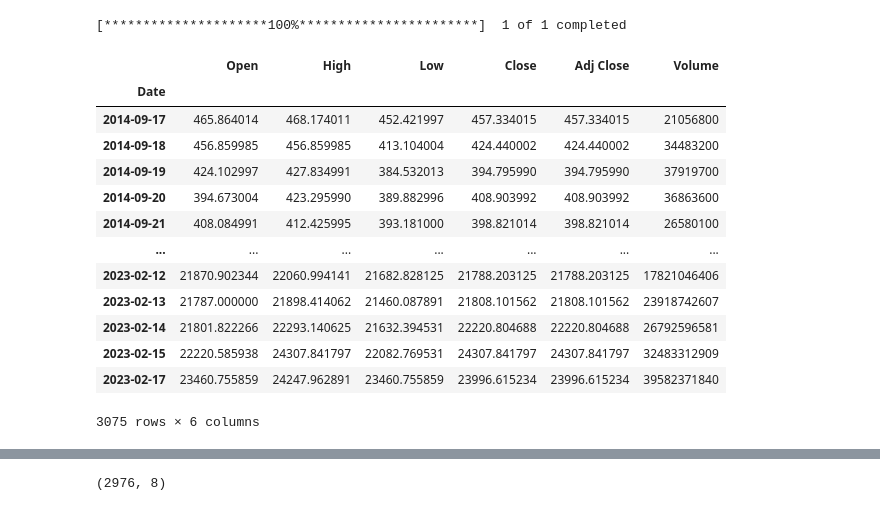
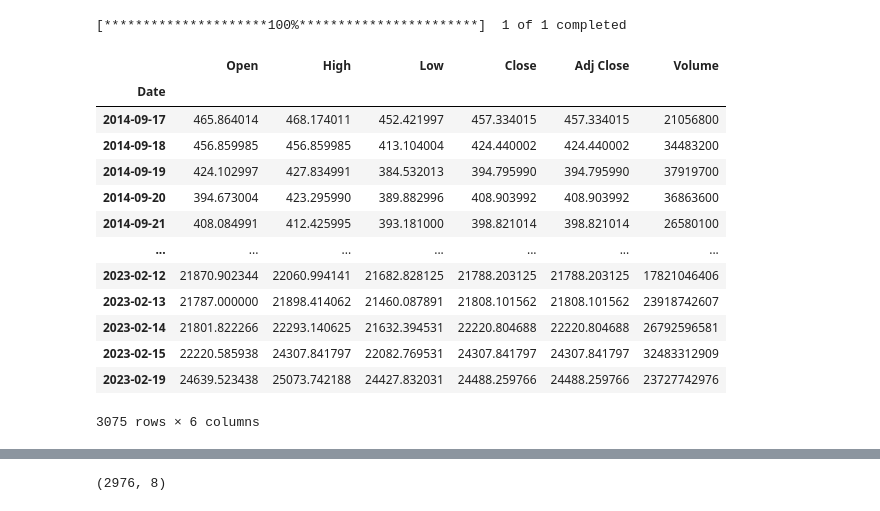
Before and after one commit to amjed87/doc, a Jupyter notebook: chat-GPT/LSTM_15-2-2023.ipynb, the cells around one changed output, grey strips where cells are left out. Cells and saved outputs as stored; diff of their text form; code cells hidden in the pictures.

```diff
--- a/chat-GPT/LSTM_15-2-2023.ipynb
+++ b/chat-GPT/LSTM_15-2-2023.ipynb
@@ -21,24 +21,24 @@ from plotly.subplots import make_subplots
 # %%
 
 # Step 1: Data cleaning
-data = yf.download(tickers='BTC-usd', period='max', interval='1d')
+data = yf.download(tickers='BTC-USD', period='max', interval='1d')
 data.dropna(inplace=True)
 data
 # %% [output]
 [*********************100%***********************]  1 of 1 completed
 |  | Open | High | Low | Close | Adj Close | Volume |
 | Date |  |  |  |  |  |  |
 | 2014-09-17 | 465.864014 | 468.174011 | 452.421997 | 457.334015 | 457.334015 | 21056800 |
 | 2014-09-18 | 456.859985 | 456.859985 | 413.104004 | 424.440002 | 424.440002 | 34483200 |
 | 2014-09-19 | 424.102997 | 427.834991 | 384.532013 | 394.795990 | 394.795990 | 37919700 |
 | 2014-09-20 | 394.673004 | 423.295990 | 389.882996 | 408.903992 | 408.903992 | 36863600 |
 | 2014-09-21 | 408.084991 | 412.425995 | 393.181000 | 398.821014 | 398.821014 | 26580100 |
 | ... | ... | ... | ... | ... | ... | ... |
 | 2023-02-12 | 21870.902344 | 22060.994141 | 21682.828125 | 21788.203125 | 21788.203125 | 17821046406 |
 | 2023-02-13 | 21787.000000 | 21898.414062 | 21460.087891 | 21808.101562 | 21808.101562 | 23918742607 |
 | 2023-02-14 | 21801.822266 | 22293.140625 | 21632.394531 | 22220.804688 | 22220.804688 | 26792596581 |
 | 2023-02-15 | 22220.585938 | 24307.841797 | 22082.769531 | 24307.841797 | 24307.841797 | 32483312909 |
-| 2023-02-17 | 23460.755859 | 24247.962891 | 23460.755859 | 23996.615234 | 23996.615234 | 39582371840 |
+| 2023-02-19 | 24639.523438 | 25073.742188 | 24427.832031 | 24488.259766 | 24488.259766 | 23727742976 |
 3075 rows × 6 columns
 # %%
 # Step 2: Feature engineering
```
Also changed, not shown: parts of 19 cells of this notebook, 1 other file.
